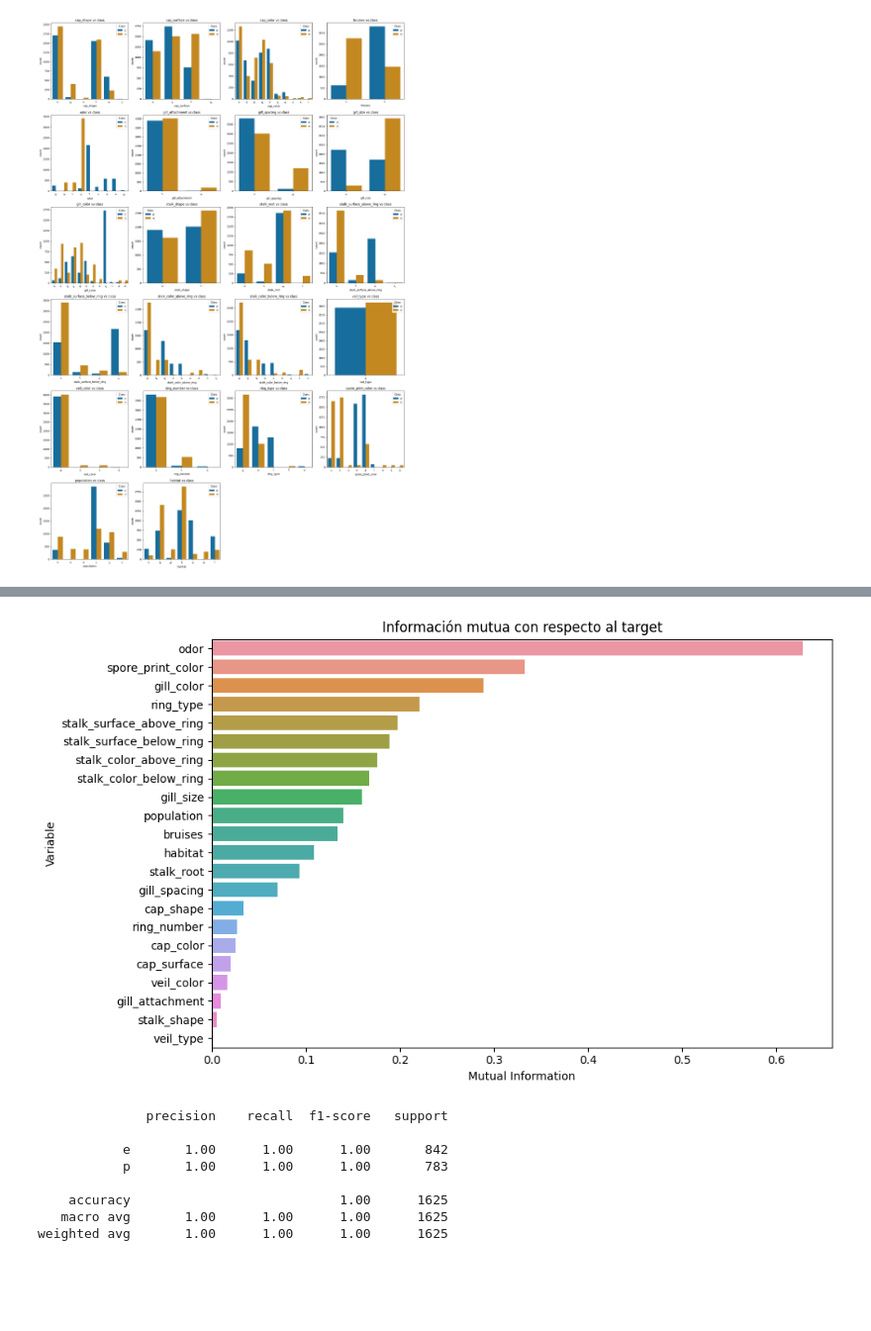
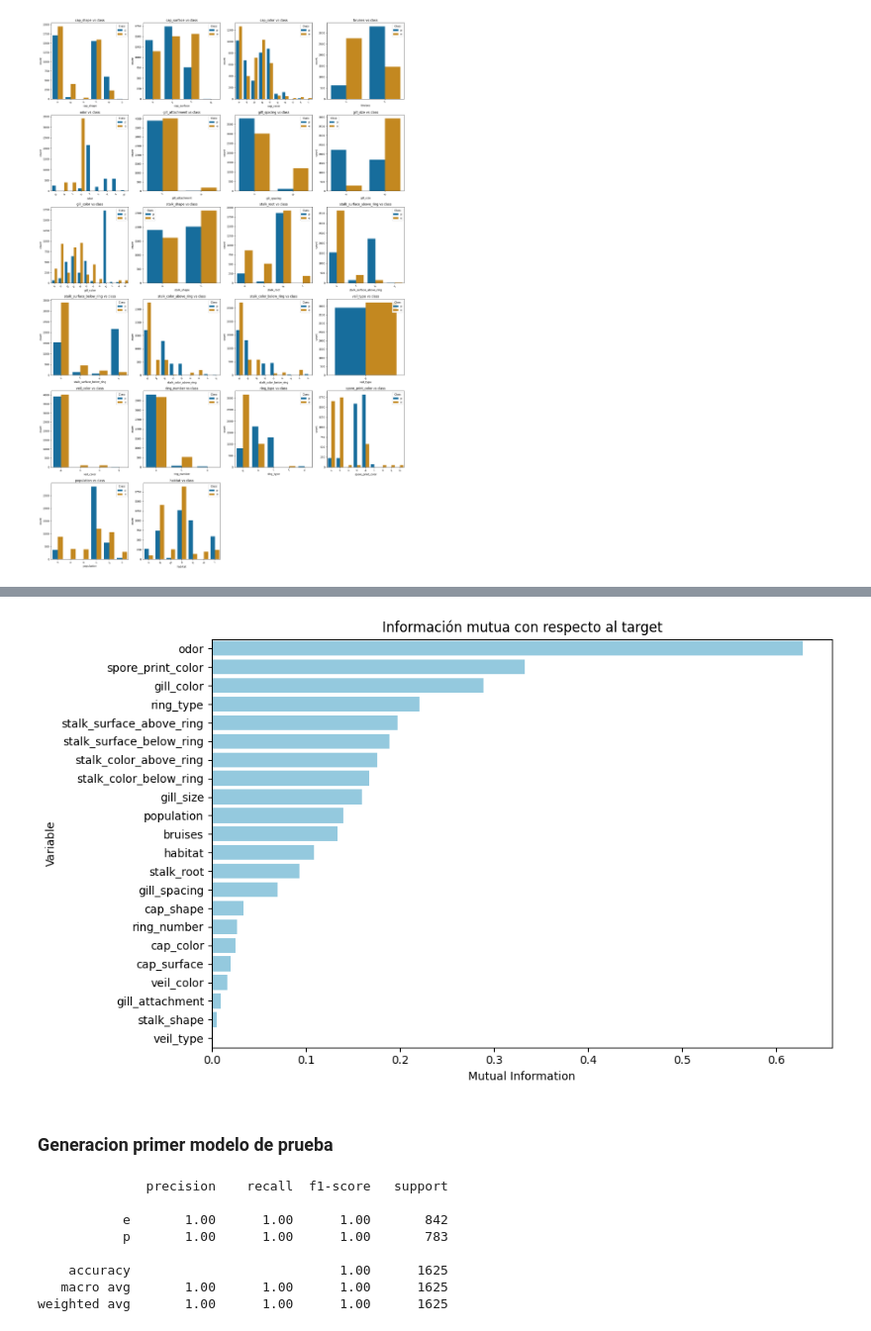
Before and after one commit to agusc4/ceia-ml, a Jupyter notebook: Trabajo final ML I.ipynb, the cells around one changed output, grey strips where cells are left out. Shown: that part at 99% size. Saved outputs shown, nothing was run; the diff lists cells and outputs as text; code cells hidden in the pictures; blank space fills up the shorter version.

```diff
--- a/Trabajo final ML I.ipynb
+++ b/Trabajo final ML I.ipynb
@@ -183,24 +214,26 @@ plt.show()
 # %%
 X = df.drop(columns='class')
 y = df['class']
 
 # Codificar variables categóricas para obtener información mutua con respecto al target
 enc = OrdinalEncoder(handle_unknown='use_encoded_value', unknown_value=-1,
                      encoded_missing_value=-2)
 X_enc = enc.fit_transform(X)
 
 mutual_info = mutual_info_classif(X_enc, y, discrete_features=True)
 
 mutual_info_series = pd.Series(mutual_info, index=X.columns).sort_values(ascending=False)
 plt.figure(figsize=(10,6))
-sns.barplot(x=mutual_info_series, y=mutual_info_series.index)
+sns.barplot(x=mutual_info_series, y=mutual_info_series.index, color='skyblue')
 plt.title('Información mutua con respecto al target')
 plt.xlabel('Mutual Information')
 plt.ylabel('Variable')
 plt.tight_layout()
 plt.show()
 # %% [output]
-[figure, old version]
+[figure, new version]
+# %% [markdown]
+### Generacion primer modelo de prueba
 # %%
 X = df.drop(columns='class')
 y = df['class']
```
Also changed, not shown: parts of 8 cells of this notebook.
